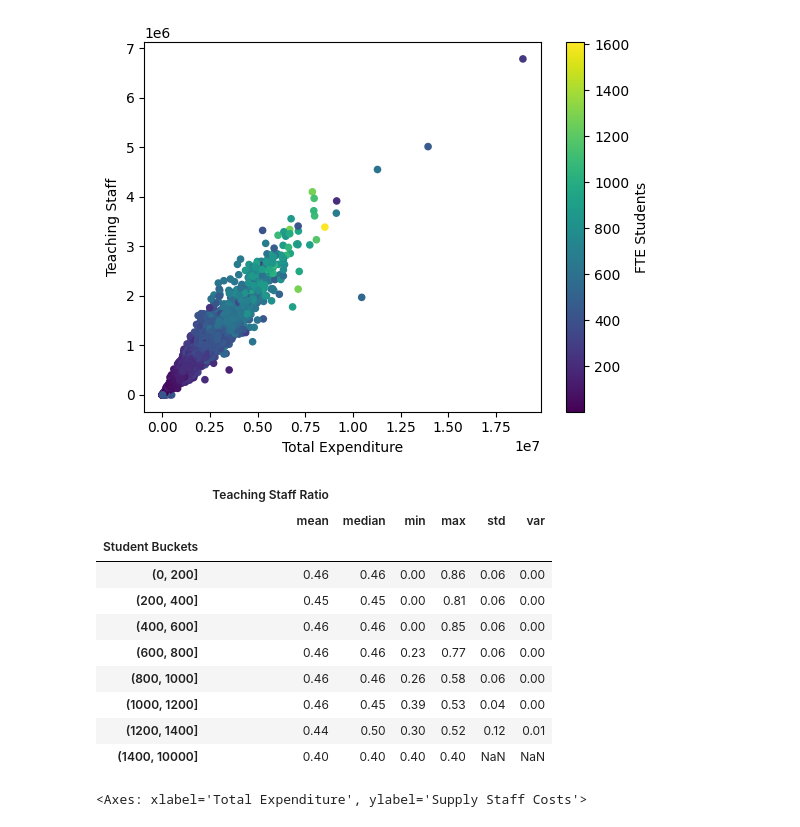
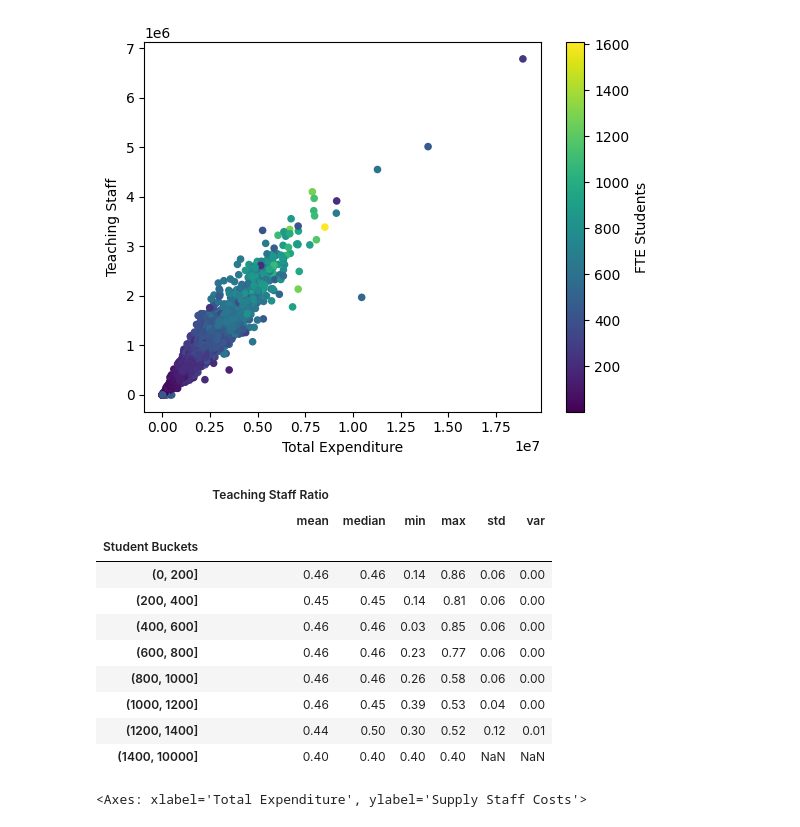
Before and after one commit to andrewmccall/schools, a Jupyter notebook: analysis.ipynb, the cells around one changed output. Drawn from its saved outputs; the diff is of its cells as text; code cells hidden in the pictures.

```diff
--- a/analysis.ipynb
+++ b/analysis.ipynb
@@ -208,19 +210,19 @@ test.plot.scatter(x='Total Expenditure', y='Teaching Staff', c='FTE Students')
 # %%
 def show_stats (col):
     agg_func_math = {
         col + ' Ratio':
         ['mean', 'median', 'min', 'max', 'std', 'var']
     }
-    return test.groupby(['Student Buckets']).agg(agg_func_math).round(2)
+    return test[test[col + ' Ratio'] > 0].groupby(['Student Buckets']).agg(agg_func_math).round(2)
 
 show_stats('Teaching Staff')
 # %% [output]
 |  | Teaching Staff Ratio |  |  |  |  |  |
 |  | mean | median | min | max | std | var |
 | Student Buckets |  |  |  |  |  |  |
-| (0, 200] | 0.46 | 0.46 | 0.00 | 0.86 | 0.06 | 0.00 |
-| (200, 400] | 0.45 | 0.45 | 0.00 | 0.81 | 0.06 | 0.00 |
-| (400, 600] | 0.46 | 0.46 | 0.00 | 0.85 | 0.06 | 0.00 |
+| (0, 200] | 0.46 | 0.46 | 0.14 | 0.86 | 0.06 | 0.00 |
+| (200, 400] | 0.45 | 0.45 | 0.14 | 0.81 | 0.06 | 0.00 |
+| (400, 600] | 0.46 | 0.46 | 0.03 | 0.85 | 0.06 | 0.00 |
 | (600, 800] | 0.46 | 0.46 | 0.23 | 0.77 | 0.06 | 0.00 |
 | (800, 1000] | 0.46 | 0.46 | 0.26 | 0.58 | 0.06 | 0.00 |
 | (1000, 1200] | 0.46 | 0.45 | 0.39 | 0.53 | 0.04 | 0.00 |
```
Also changed, not shown: parts of 8 cells of this notebook, 3 other files.
